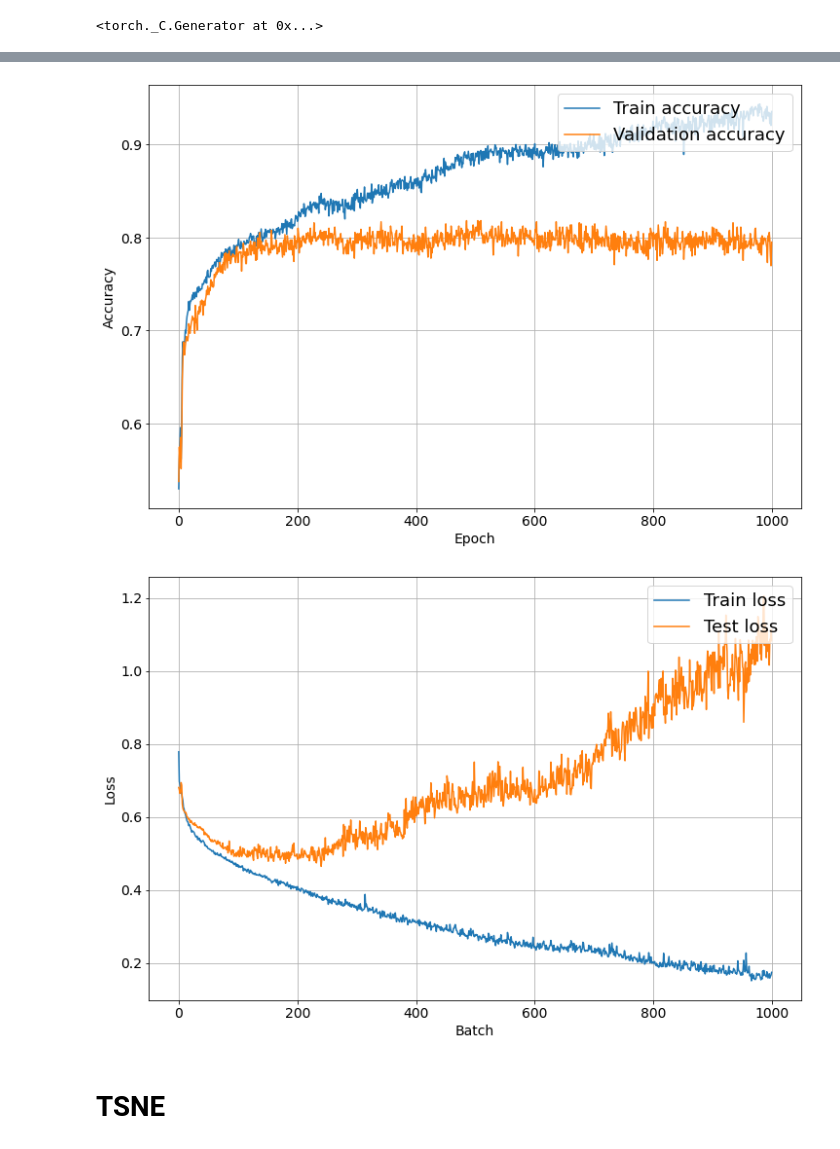
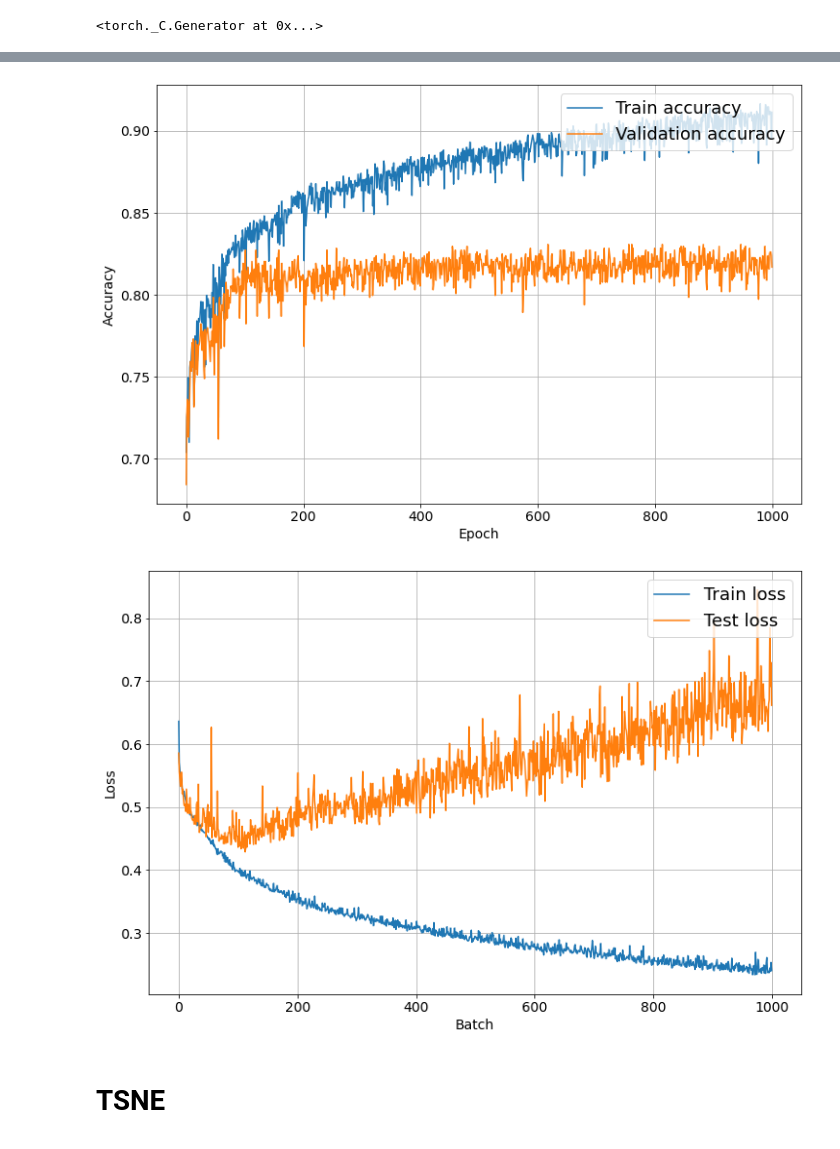
Before and after one commit to CharlotteMagister/GCExplainer, a Jupyter notebook: src/k_clustering/Mutag_Shapes.ipynb, the cells around one changed output, grey strips where cells are left out. Cells and saved outputs as stored; diff of their text form; code cells hidden in the pictures.

```diff
--- a/src/k_clustering/Mutag_Shapes.ipynb
+++ b/src/k_clustering/Mutag_Shapes.ipynb
@@ -53,7 +53,7 @@ os.makedirs(path_pca, exist_ok=True)
 os.makedirs(path_kmeans, exist_ok=True)
 os.makedirs(path_hc, exist_ok=True)
 
-batch_size = 64
+batch_size = 20
 graphs = load_real_data("Mutagenicity")
 train_loader, test_loader, full_loader = prepare_real_data(graphs, 0.8, batch_size)
 labels = next(iter(full_loader)).y
@@ -74,6 +87,6 @@ if load_pretrained:
         activation_list = pickle.loads(file.read())
 
 else:
-    model.apply(weights_init)
-    train_graph_class(model, train_loader, test_loader, full_loader, 1000, 0.001, path)
+#     model.apply(weights_init)
+    train_graph_class(model, train_loader, test_loader, full_loader, 1000, 0.005, path)
 # %% [output]
@@ -81,5 +110,5 @@ Epoch: 999, Train Loss: 0.17393, Test Loss: 1.08271, Train Acc: 0.93514, Test Ac
-[figure, old version]
+[figure, new version]
-[figure, old version]
+[figure, new version]
 # %% [markdown]
 # TSNE
 # %%
```
Also changed, not shown: parts of 3 cells of this notebook, 4 other files.
